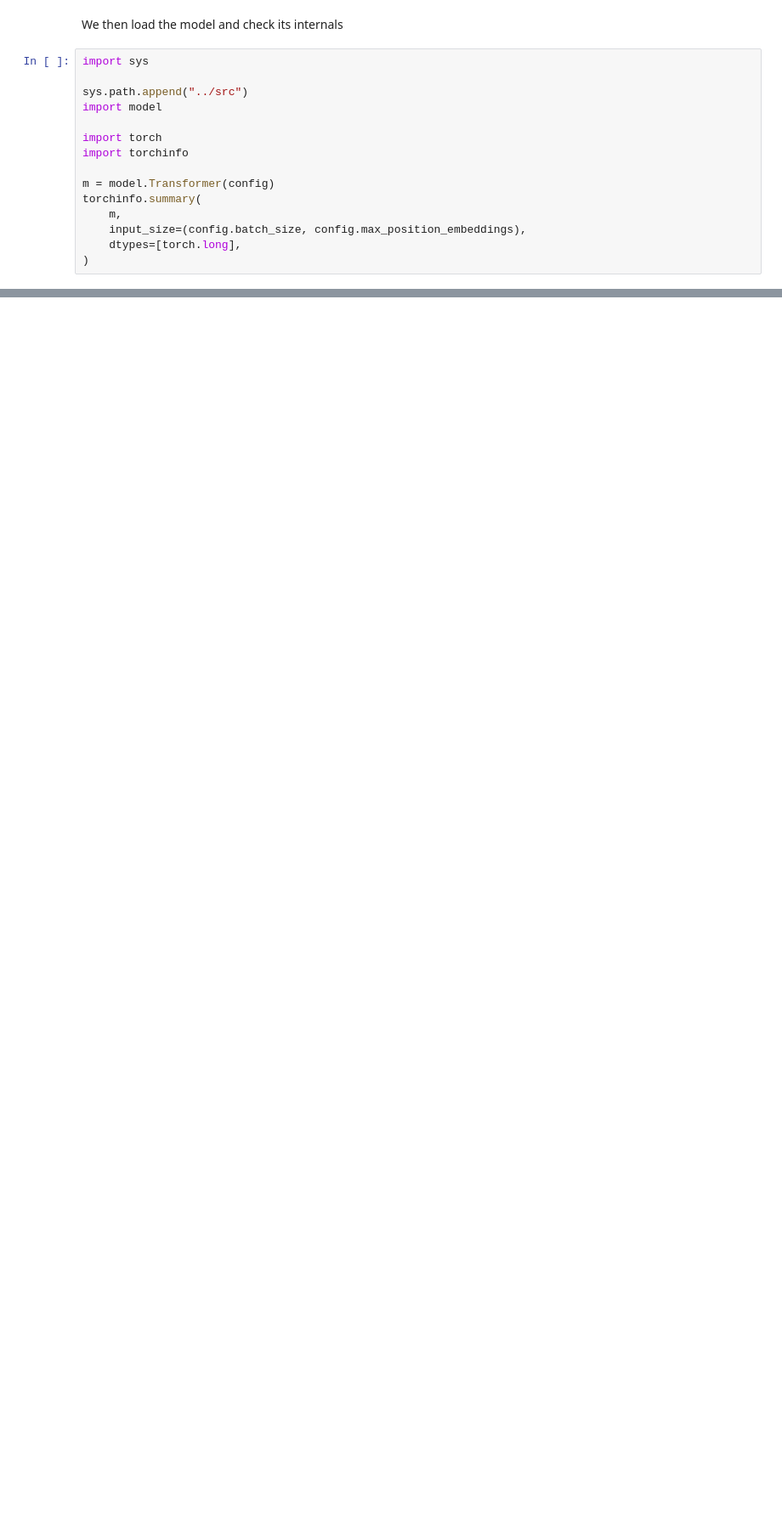
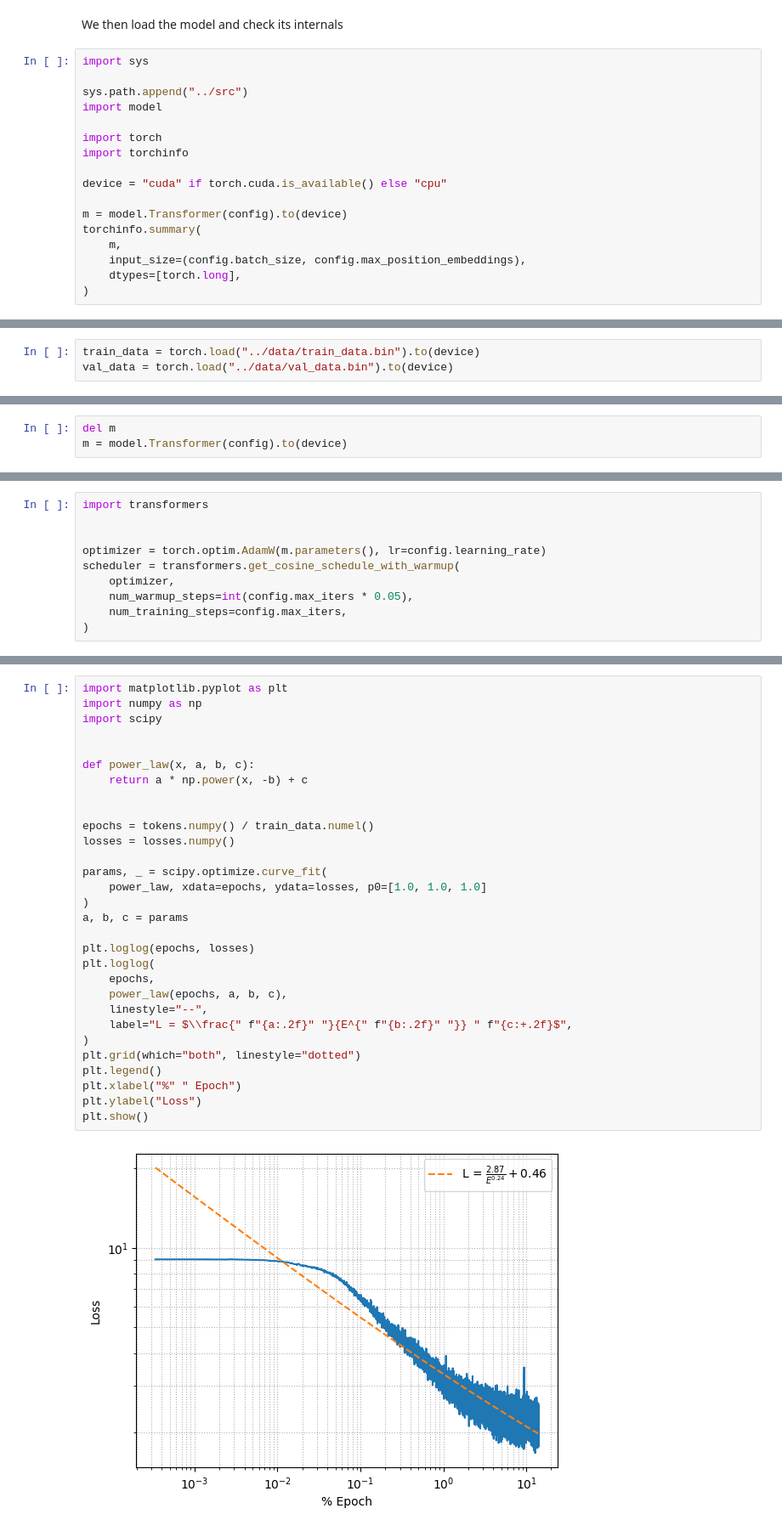
Before and after one commit to mjub/transformer-from-scratch, a Jupyter notebook: notebooks/anatomy-of-a-gpt.ipynb, the cells around one changed output, grey strips where cells are left out. Shown at 85% size. Saved outputs shown, nothing was run; the diff lists cells and outputs as text; blank space fills up the shorter version.

```diff
--- a/notebooks/anatomy-of-a-gpt.ipynb
+++ b/notebooks/anatomy-of-a-gpt.ipynb
@@ -38,7 +51,9 @@ import model
 import torch
 import torchinfo
 
-m = model.Transformer(config)
+device = "cuda" if torch.cuda.is_available() else "cpu"
+
+m = model.Transformer(config).to(device)
 torchinfo.summary(
     m,
     input_size=(config.batch_size, config.max_position_embeddings),
@@ -64,0 +116,3 @@ Estimated Total Size (MB): 184.30
+# %%
+train_data = torch.load("../data/train_data.bin").to(device)
+val_data = torch.load("../data/val_data.bin").to(device)
@@ -64,0 +121,3 @@ Estimated Total Size (MB): 184.30
+# %%
+del m
+m = model.Transformer(config).to(device)
@@ -64,0 +153,10 @@ Estimated Total Size (MB): 184.30
+# %%
+import transformers
+
+
+optimizer = torch.optim.AdamW(m.parameters(), lr=config.learning_rate)
+scheduler = transformers.get_cosine_schedule_with_warmup(
+    optimizer,
+    num_warmup_steps=int(config.max_iters * 0.05),
+    num_training_steps=config.max_iters,
+)
@@ -64,0 +247,32 @@ Estimated Total Size (MB): 184.30
+# %%
+import matplotlib.pyplot as plt
+import numpy as np
+import scipy
+
+
+def power_law(x, a, b, c):
+    return a * np.power(x, -b) + c
+
+
+epochs = tokens.numpy() / train_data.numel()
+losses = losses.numpy()
+
+params, _ = scipy.optimize.curve_fit(
+    power_law, xdata=epochs, ydata=losses, p0=[1.0, 1.0, 1.0]
+)
+a, b, c = params
+
+plt.loglog(epochs, losses)
+plt.loglog(
+    epochs,
+    power_law(epochs, a, b, c),
+    linestyle="--",
+    label="L = $\\frac{" f"{a:.2f}" "}{E^{" f"{b:.2f}" "}} " f"{c:+.2f}$",
+)
+plt.grid(which="both", linestyle="dotted")
+plt.legend()
+plt.xlabel("%" " Epoch")
+plt.ylabel("Loss")
+plt.show()
+# %% [output]
+[figure, added]
```
Also changed, not shown: parts of 17 cells of this notebook, 4 other files.
